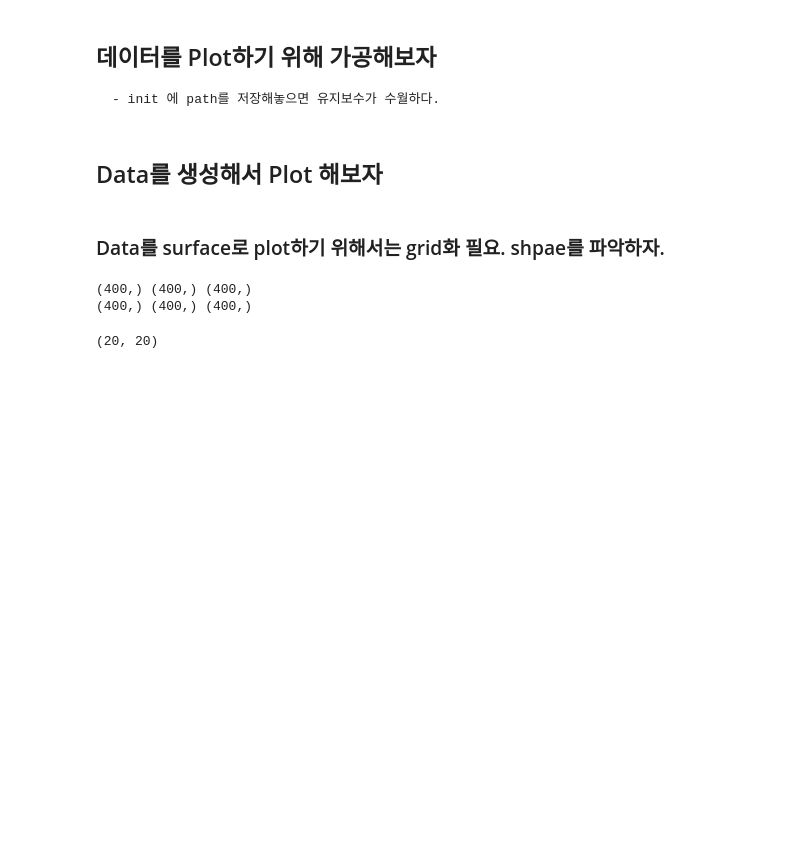
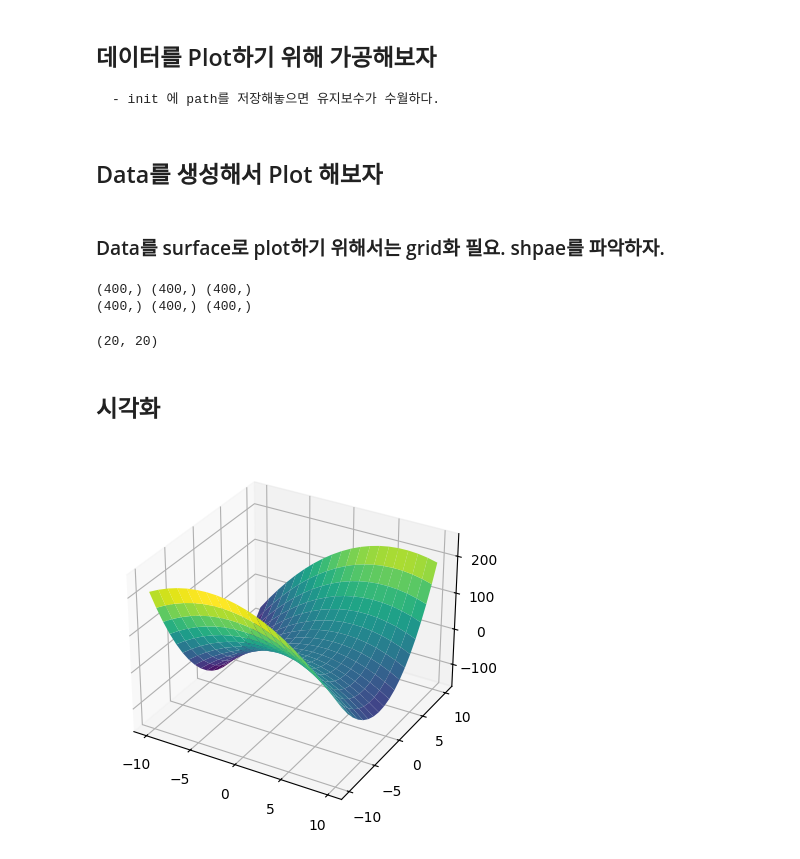
Before and after one commit to ha5804/Data_Preprossesing, a Jupyter notebook: 3D_Matplot.ipynb, the cells around one changed output. Drawn from its saved outputs; the diff is of its cells as text; code cells hidden in the pictures; blank space fills up the shorter version.

```diff
--- a/3D_Matplot.ipynb
+++ b/3D_Matplot.ipynb
@@ -107,3 +107,9 @@ grid_n_z = reshape_point(noisy_z)
 print(grid_x.shape)
 # %% [output]
 (20, 20)
+# %% [markdown]
+## 시각화
+# %%
+myplot.plot_surface(grid_x, grid_y, grid_z)
+# %% [output]
+[figure, added]
```
Also changed, not shown: parts of 2 cells of this notebook.
